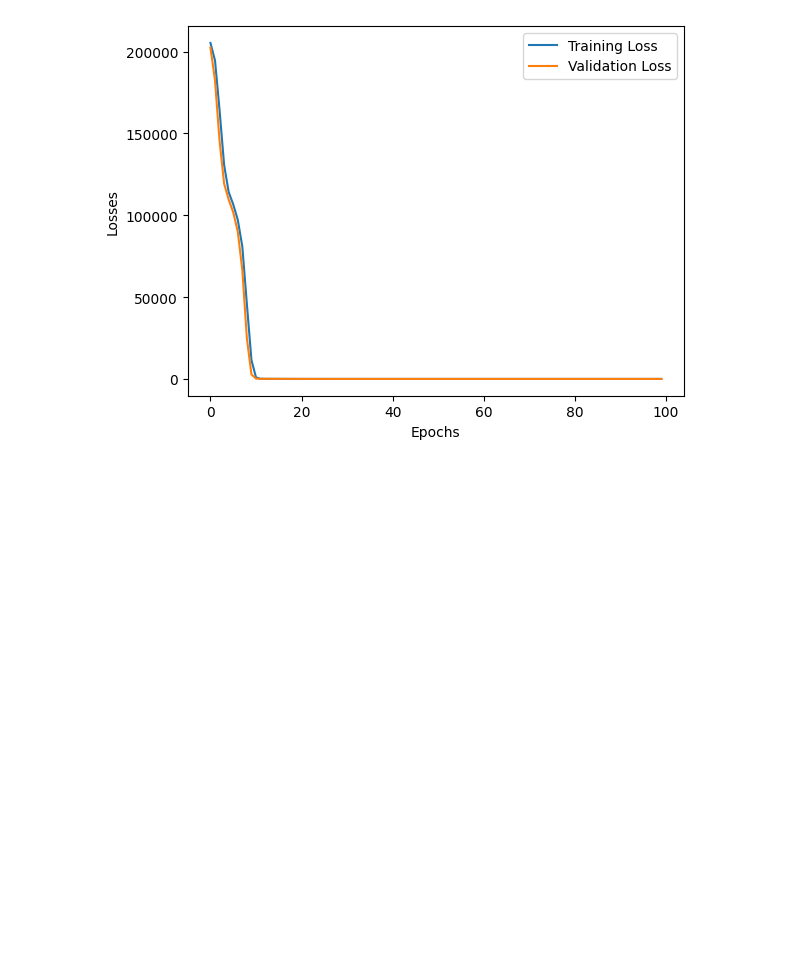
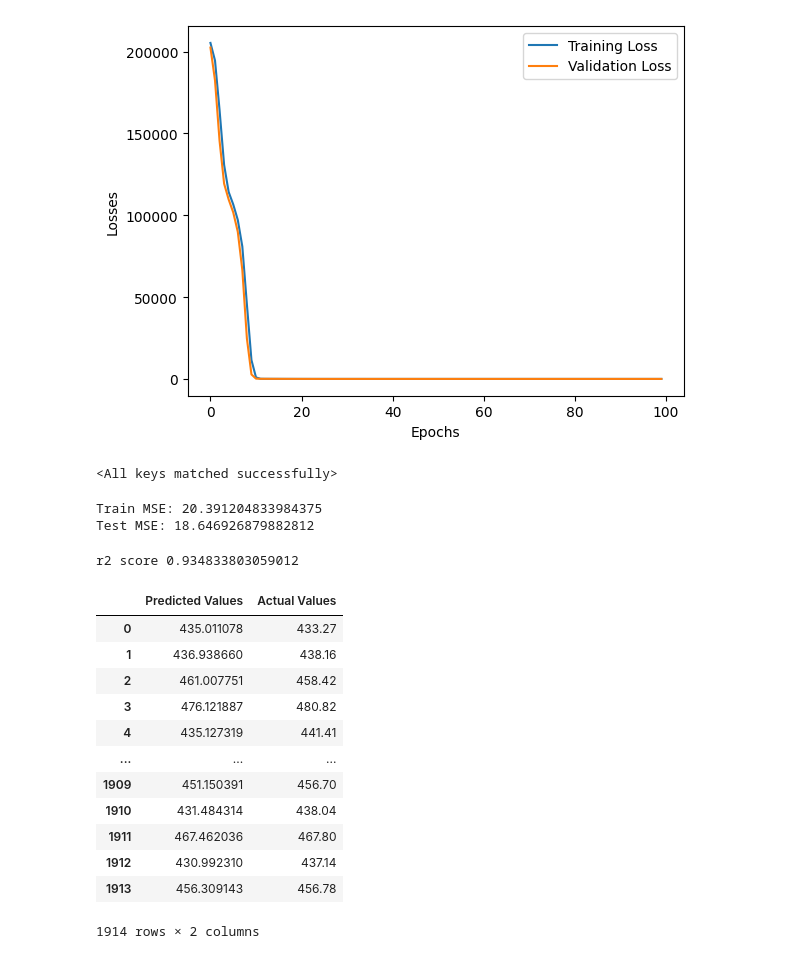
Before and after one commit to Kushagra-2112/Power_Plant, a Jupyter notebook: ANN_Regression.ipynb, the cells around one changed output. Drawn from its saved outputs; the diff is of its cells as text; code cells hidden in the pictures; blank space fills up the shorter version.

```diff
--- a/ANN_Regression.ipynb
+++ b/ANN_Regression.ipynb
@@ -226,3 +226,45 @@ plt.legend()
 # %% [output]
 <matplotlib.legend.Legend at 0x...>
 [figure]
+# %%
+model.load_state_dict(torch.load("best_model.pt"))
+# %% [output]
+<All keys matched successfully>
+# %%
+model.eval()
+with torch.no_grad():
+    train_pred = model(X_train_tensor)
+    test_pred = model(X_test_tensor)
+
+    train_mse_loss = criterion(train_pred,y_train_tensor)
+    test_mse_loss = criterion(test_pred,y_test_tensor)
+
+print(f"Train MSE: {train_mse_loss}")
+print(f"Test MSE: {test_mse_loss}")
+# %% [output]
+Train MSE: 20.391204833984375
+Test MSE: 18.646926879882812
+# %%
+from sklearn.metrics import r2_score
+print("r2 score", r2_score(y_test,test_pred))
+# %% [output]
+r2 score 0.934833803059012
+# %%
+predicted_df = pd.DataFrame(test_pred.numpy(), columns=["Predicted Values"])
+actual_df = pd.DataFrame(y_test.values, columns=["Actual Values"])
+
+pd.concat([predicted_df, actual_df], axis=1)
+# %% [output]
+|  | Predicted Values | Actual Values |
+| 0 | 435.011078 | 433.27 |
+| 1 | 436.938660 | 438.16 |
+| 2 | 461.007751 | 458.42 |
+| 3 | 476.121887 | 480.82 |
+| 4 | 435.127319 | 441.41 |
+| ... | ... | ... |
+| 1909 | 451.150391 | 456.70 |
+| 1910 | 431.484314 | 438.04 |
+| 1911 | 467.462036 | 467.80 |
+| 1912 | 430.992310 | 437.14 |
+| 1913 | 456.309143 | 456.78 |
+1914 rows × 2 columns
```
